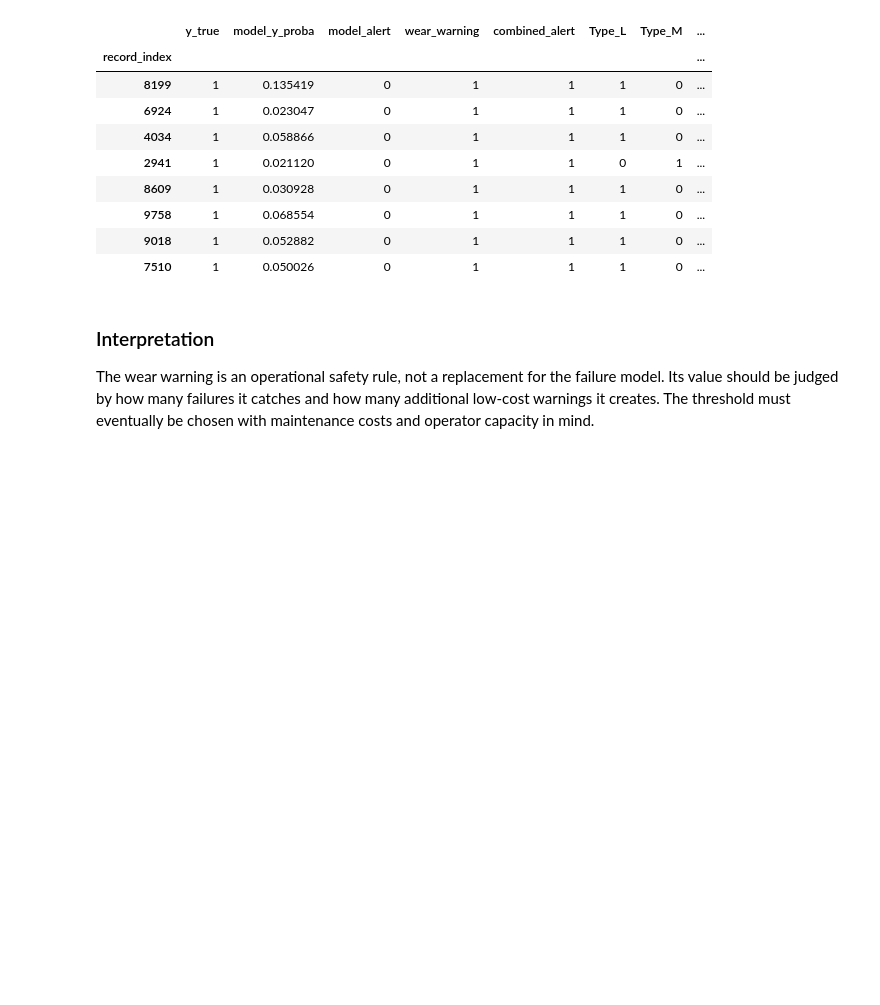
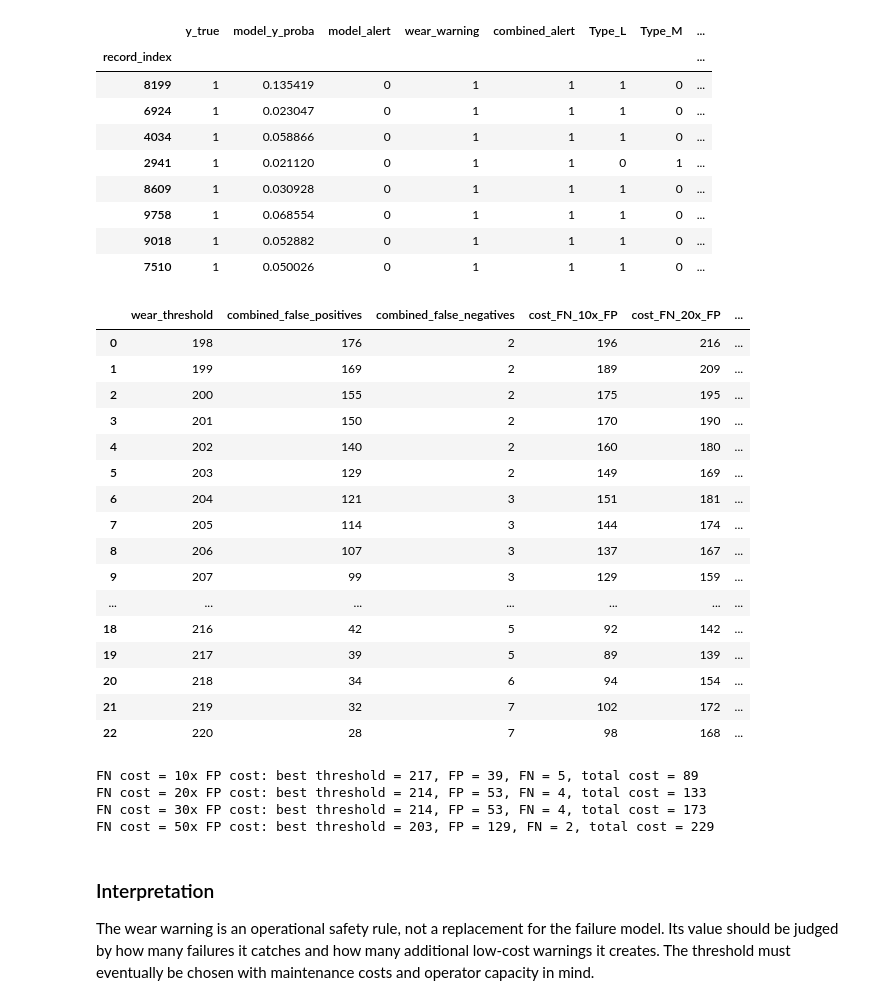
Before and after one commit to KacperKnapek/Machine-failure-prediction, a Jupyter notebook: notebooks/05_feature_experiment.ipynb, the cells around one changed output. Cells and saved outputs as stored; diff of their text form; code cells hidden in the pictures; blank space fills up the shorter version.

```diff
--- a/notebooks/05_feature_experiment.ipynb
+++ b/notebooks/05_feature_experiment.ipynb
@@ -893,6 +903,49 @@ False negatives additionally caught by the wear warning:
 | 9758 | 1 | 0.068554 | 0 | 1 | 1 | 1 | 0 | ... |
 | 9018 | 1 | 0.052882 | 0 | 1 | 1 | 1 | 0 | ... |
 | 7510 | 1 | 0.050026 | 0 | 1 | 1 | 1 | 0 | ... |
+# %%
+cost_ratios = [10, 20, 30, 50]
+cost_results = wear_results[["wear_threshold", "combined_false_positives", "combined_false_negatives"]].copy()
+
+for ratio in cost_ratios:
+    cost_results[f"cost_FN_{ratio}x_FP"] = (
+        cost_results["combined_false_positives"]
+        + ratio * cost_results["combined_false_negatives"]
+    )
+
+display(cost_results)
+
+for ratio in cost_ratios:
+    cost_column = f"cost_FN_{ratio}x_FP"
+    best_row = cost_results.loc[cost_results[cost_column].idxmin()]
+    print(
+        f"FN cost = {ratio}x FP cost: best threshold = {int(best_row['wear_threshold'])}, "
+        f"FP = {int(best_row['combined_false_positives'])}, "
+        f"FN = {int(best_row['combined_false_negatives'])}, "
+        f"total cost = {int(best_row[cost_column])}"
+    )
+# %% [output]
+|  | wear_threshold | combined_false_positives | combined_false_negatives | cost_FN_10x_FP | cost_FN_20x_FP | ... |
+| 0 | 198 | 176 | 2 | 196 | 216 | ... |
+| 1 | 199 | 169 | 2 | 189 | 209 | ... |
+| 2 | 200 | 155 | 2 | 175 | 195 | ... |
+| 3 | 201 | 150 | 2 | 170 | 190 | ... |
+| 4 | 202 | 140 | 2 | 160 | 180 | ... |
+| 5 | 203 | 129 | 2 | 149 | 169 | ... |
+| 6 | 204 | 121 | 3 | 151 | 181 | ... |
+| 7 | 205 | 114 | 3 | 144 | 174 | ... |
+| 8 | 206 | 107 | 3 | 137 | 167 | ... |
+| 9 | 207 | 99 | 3 | 129 | 159 | ... |
+| ... | ... | ... | ... | ... | ... | ... |
+| 18 | 216 | 42 | 5 | 92 | 142 | ... |
+| 19 | 217 | 39 | 5 | 89 | 139 | ... |
+| 20 | 218 | 34 | 6 | 94 | 154 | ... |
+| 21 | 219 | 32 | 7 | 102 | 172 | ... |
+| 22 | 220 | 28 | 7 | 98 | 168 | ... |
+FN cost = 10x FP cost: best threshold = 217, FP = 39, FN = 5, total cost = 89
+FN cost = 20x FP cost: best threshold = 214, FP = 53, FN = 4, total cost = 133
+FN cost = 30x FP cost: best threshold = 214, FP = 53, FN = 4, total cost = 173
+FN cost = 50x FP cost: best threshold = 203, FP = 129, FN = 2, total cost = 229
 # %% [markdown]
 ### Interpretation
 
```
Also changed, not shown: parts of 14 cells of this notebook, 2 other files.
